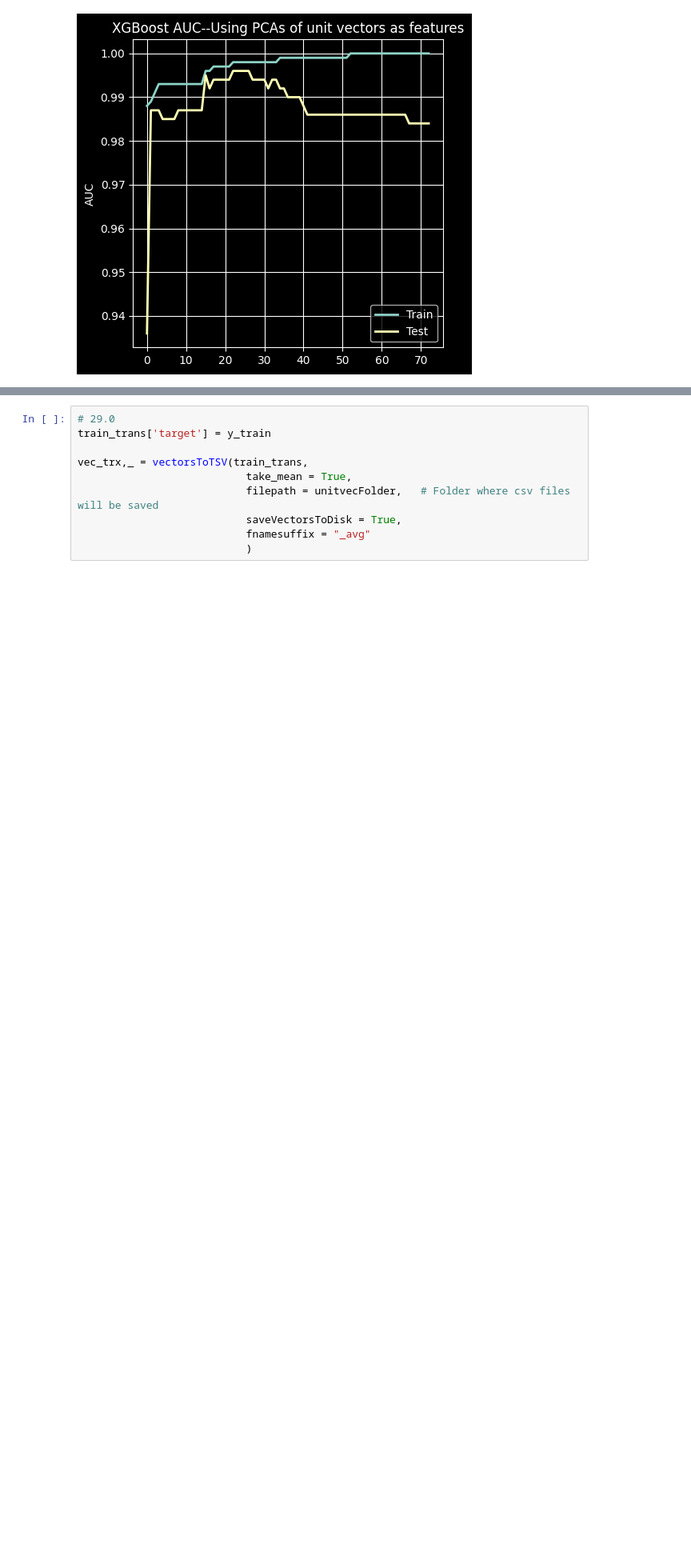
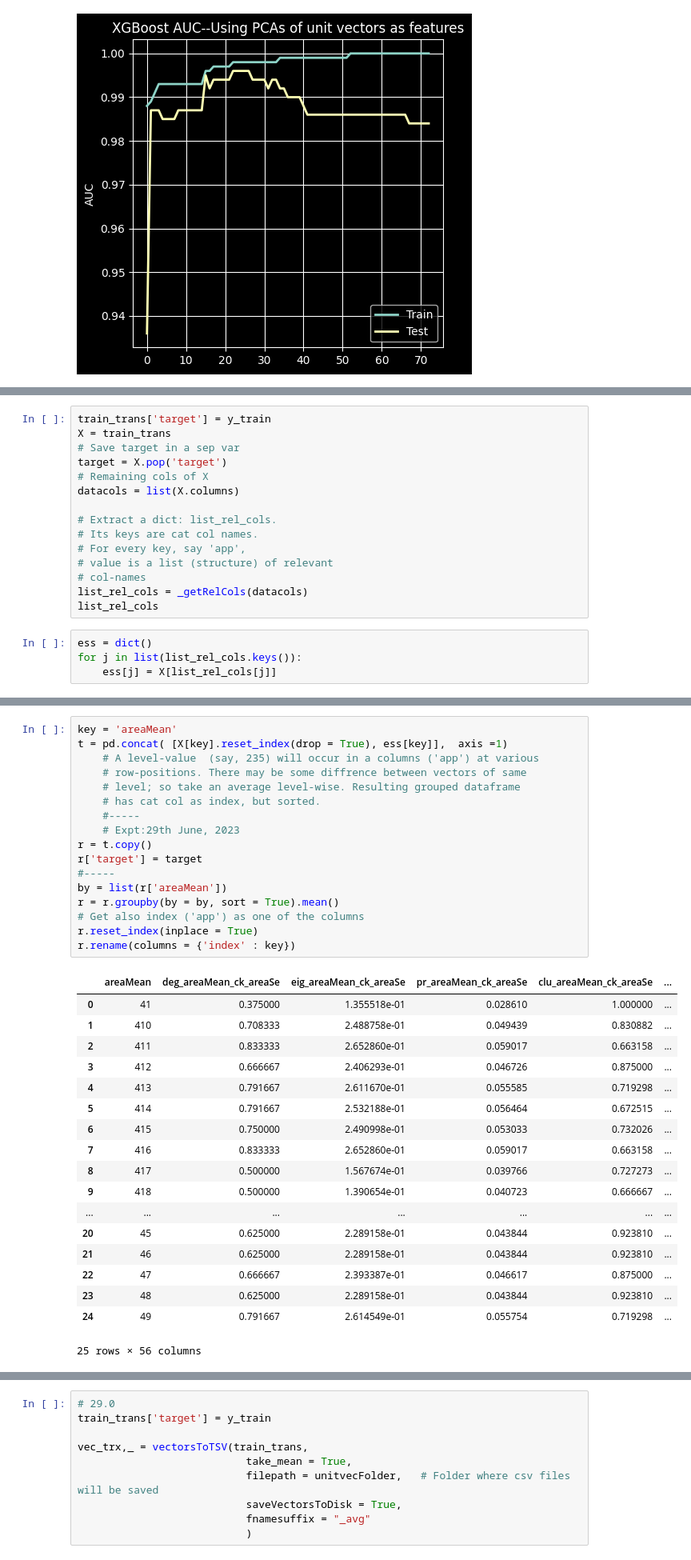
Before and after one commit to harnalashok/CatEncodersFamily, a Jupyter notebook: breastcancer_pca_xgb.ipynb, the cells around one changed output, grey strips where cells are left out. Shown at 80% size. Saved outputs shown, nothing was run; the diff lists cells and outputs as text; blank space fills up the shorter version.

```diff
--- a/breastcancer_pca_xgb.ipynb
+++ b/breastcancer_pca_xgb.ipynb
@@ -2008,0 +1851,19 @@ def vectorsToTSV(X, take_mean = False, saveVectorsToDisk = True, filepath = None
+# %%
+train_trans['target'] = y_train
+X = train_trans
+# Save target in a sep var
+target = X.pop('target')
+# Remaining cols of X
+datacols = list(X.columns)
+
+# Extract a dict: list_rel_cols.
+# Its keys are cat col names.
+# For every key, say 'app',
+# value is a list (structure) of relevant
+# col-names
+list_rel_cols = _getRelCols(datacols)
+list_rel_cols
+# %%
+ess = dict()
+for j in list(list_rel_cols.keys()):
+    ess[j] = X[list_rel_cols[j]]
@@ -2008,0 +1970,36 @@ def vectorsToTSV(X, take_mean = False, saveVectorsToDisk = True, filepath = None
+# %%
+key = 'areaMean'
+t = pd.concat( [X[key].reset_index(drop = True), ess[key]],  axis =1)
+    # A level-value  (say, 235) will occur in a columns ('app') at various
+    # row-positions. There may be some diffrence between vectors of same
+    # level; so take an average level-wise. Resulting grouped dataframe
+    # has cat col as index, but sorted.
+    #-----
+    # Expt:29th June, 2023
+r = t.copy()
+r['target'] = target
+#-----
+by = list(r['areaMean'])
+r = r.groupby(by = by, sort = True).mean()
+# Get also index ('app') as one of the columns
+r.reset_index(inplace = True)
+r.rename(columns = {'index' : key})
+# %% [output]
+|  | areaMean | deg_areaMean_ck_areaSe | eig_areaMean_ck_areaSe | pr_areaMean_ck_areaSe | clu_areaMean_ck_areaSe | ... |
+| 0 | 41 | 0.375000 | 1.355518e-01 | 0.028610 | 1.000000 | ... |
+| 1 | 410 | 0.708333 | 2.488758e-01 | 0.049439 | 0.830882 | ... |
+| 2 | 411 | 0.833333 | 2.652860e-01 | 0.059017 | 0.663158 | ... |
+| 3 | 412 | 0.666667 | 2.406293e-01 | 0.046726 | 0.875000 | ... |
+| 4 | 413 | 0.791667 | 2.611670e-01 | 0.055585 | 0.719298 | ... |
+| 5 | 414 | 0.791667 | 2.532188e-01 | 0.056464 | 0.672515 | ... |
+| 6 | 415 | 0.750000 | 2.490998e-01 | 0.053033 | 0.732026 | ... |
+| 7 | 416 | 0.833333 | 2.652860e-01 | 0.059017 | 0.663158 | ... |
+| 8 | 417 | 0.500000 | 1.567674e-01 | 0.039766 | 0.727273 | ... |
+| 9 | 418 | 0.500000 | 1.390654e-01 | 0.040723 | 0.666667 | ... |
+| ... | ... | ... | ... | ... | ... | ... |
+| 20 | 45 | 0.625000 | 2.289158e-01 | 0.043844 | 0.923810 | ... |
+| 21 | 46 | 0.625000 | 2.289158e-01 | 0.043844 | 0.923810 | ... |
+| 22 | 47 | 0.666667 | 2.393387e-01 | 0.046617 | 0.875000 | ... |
+| 23 | 48 | 0.625000 | 2.289158e-01 | 0.043844 | 0.923810 | ... |
+| 24 | 49 | 0.791667 | 2.614549e-01 | 0.055754 | 0.719298 | ... |
+25 rows × 56 columns
```
Also changed, not shown: parts of 39 cells of this notebook.
